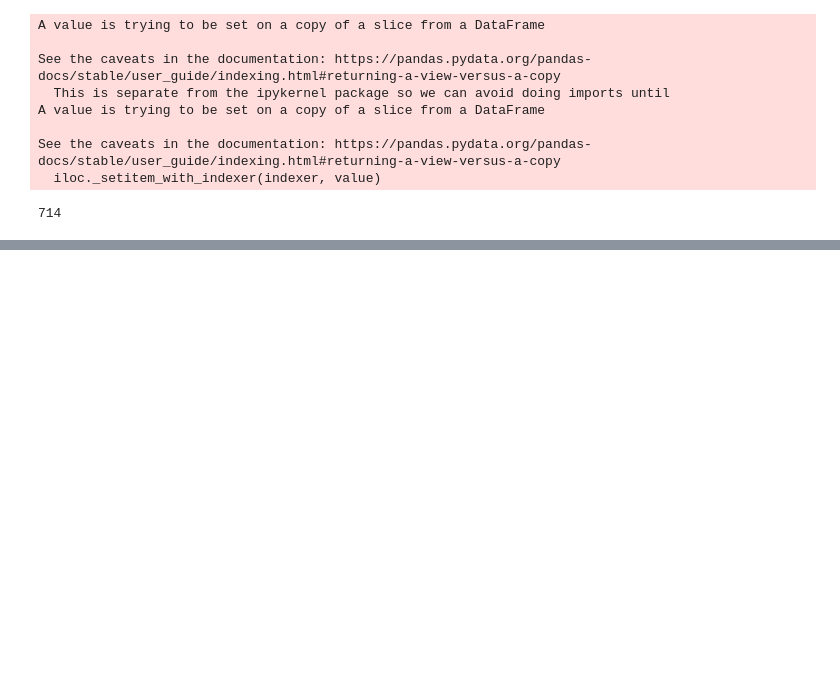
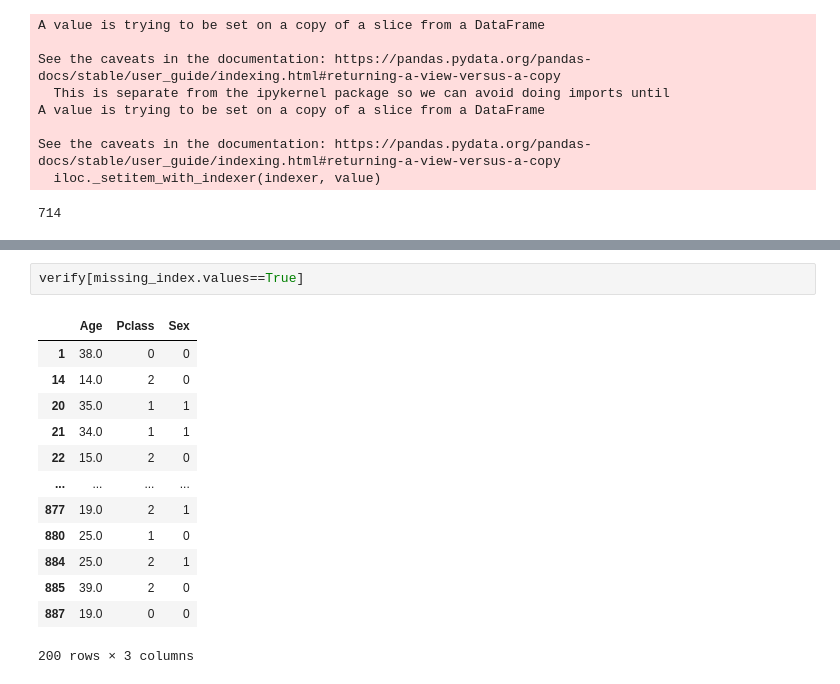
Before and after one commit to willhwh/DS_60Days, a Jupyter notebook: Day_037_HW.ipynb, the cells around one changed output, grey strips where cells are left out. Saved outputs shown, nothing was run; the diff lists cells and outputs as text; blank space fills up the shorter version.

```diff
--- a/Day_037_HW.ipynb
+++ b/Day_037_HW.ipynb
@@ -501,0 +541,16 @@ See the caveats in the documentation: https://pandas.pydata.org/pandas-docs/stab
+# %%
+verify[missing_index.values==True]
+# %% [output]
+|  | Age | Pclass | Sex |
+| 1 | 38.0 | 0 | 0 |
+| 14 | 14.0 | 2 | 0 |
+| 20 | 35.0 | 1 | 1 |
+| 21 | 34.0 | 1 | 1 |
+| 22 | 15.0 | 2 | 0 |
+| ... | ... | ... | ... |
+| 877 | 19.0 | 2 | 1 |
+| 880 | 25.0 | 1 | 0 |
+| 884 | 25.0 | 2 | 1 |
+| 885 | 39.0 | 2 | 0 |
+| 887 | 19.0 | 0 | 0 |
+200 rows × 3 columns
```
Also changed, not shown: parts of 11 cells of this notebook, 1 other file.
